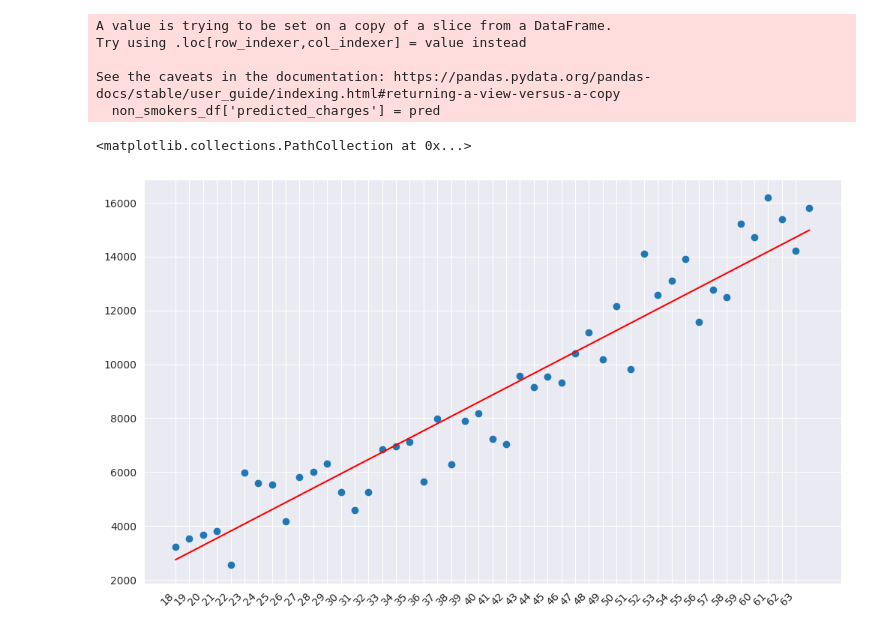
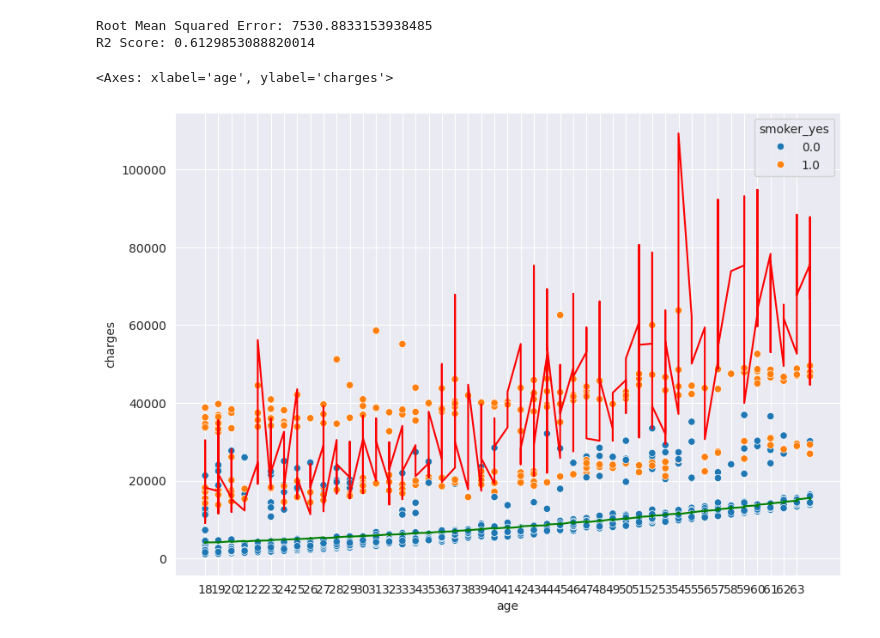
Before and after one commit to ahmedsayedtalib/Machine-Learning, a Jupyter notebook: Medical Insurence company/medical_insurance_company.ipynb, the cells around one changed output. Saved outputs shown, nothing was run; the diff lists cells and outputs as text; code cells hidden in the pictures.

```diff
--- a/Medical Insurence company/medical_insurance_company.ipynb
+++ b/Medical Insurence company/medical_insurance_company.ipynb
@@ -147,8 +41,0 @@ non_smokers_df = dataframe[dataframe['smoker'] == 'no']
-# %%
-non_smokers_charges = non_smokers_df.groupby(['age','sex'])['charges'].mean()
-non_smokers_charges = non_smokers_charges.reset_index()
-plt.figure(figsize=(13,6))
-sns.scatterplot(data=non_smokers_charges,x='age',y='charges',hue='sex',alpha=1,s=30)
-sns.set_style('darkgrid')
-plt.xticks(rotation=45,ha='right')
-plt.xticks(range(18,65))
@@ -250,25 +42,29 @@ See the caveats in the documentation: https://pandas.pydata.org/pandas-docs/stab
-# %%
-from sklearn.linear_model import TweedieRegressor
-from sklearn.metrics import mean_squared_error
-model = TweedieRegressor()
-inputs = non_smokers_df[['age']]
-targets = non_smokers_df['charges']
-model.fit(inputs,targets)
-pred = model.predict(inputs)
-mse = mean_squared_error(targets,pred)
-non_smokers_df['predicted_charges'] = pred
-actual_predicted = non_smokers_df.groupby('age').agg(actual=('charges','mean'),predicted=('predicted_charges','mean'))
-actual_predicted = actual_predicted.reset_index()
-plt.figure(figsize=(12,7))
-plt.plot(actual_predicted['age'],actual_predicted['predicted'],'r')
-plt.xticks(rotation=45,ha='right')
-plt.xticks(range(18,64))
-plt.scatter(actual_predicted['age'],actual_predicted['actual'])
-# %% [output]
-A value is trying to be set on a copy of a slice from a DataFrame.
-Try using .loc[row_indexer,col_indexer] = value instead
-
-See the caveats in the documentation: https://pandas.pydata.org/pandas-docs/stable/user_guide/indexing.html#returning-a-view-versus-a-copy
-  non_smokers_df['predicted_charges'] = pred
-<matplotlib.collections.PathCollection at 0x...>
-[figure, removed]
+# %%
+from sklearn.linear_model import GammaRegressor
+from sklearn.metrics import root_mean_squared_error,r2_score
+model = GammaRegressor()
+df ['bmi_smoker'] = df['bmi'] * df['smoker_yes']
+inputs = df[['age','bmi','smoker_yes','bmi_smoker']]
+targets = df['charges']
+model.fit(inputs,targets)
+pred = model.predict(inputs)
+df['predicted_charges'] = pred
+rmse = root_mean_squared_error(targets,pred)
+r2_results = r2_score(targets,pred)
+
+print(f"Root Mean Squared Error: {rmse}")
+print(f"R2 Score: {r2_results}")
+non_smoker_df = df[df['smoker_no']==1].sort_values(by='age')
+smoker_df = df[df['smoker_yes']==1].sort_values(by='age')
+
+
+plt.figure(figsize=(10,7))
+plt.xticks(range(18,64))
+plt.plot(non_smoker_df['age'],non_smoker_df['predicted_charges'],'g')
+plt.plot(smoker_df['age'],smoker_df['predicted_charges'],'r')
+sns.scatterplot(data=df,x='age',y=targets,hue='smoker_yes')
+# %% [output]
+Root Mean Squared Error: 7530.8833153938485
+R2 Score: 0.6129853088820014
+<Axes: xlabel='age', ylabel='charges'>
+[figure, added]
```
Also changed, not shown: parts of 28 cells of this notebook.
